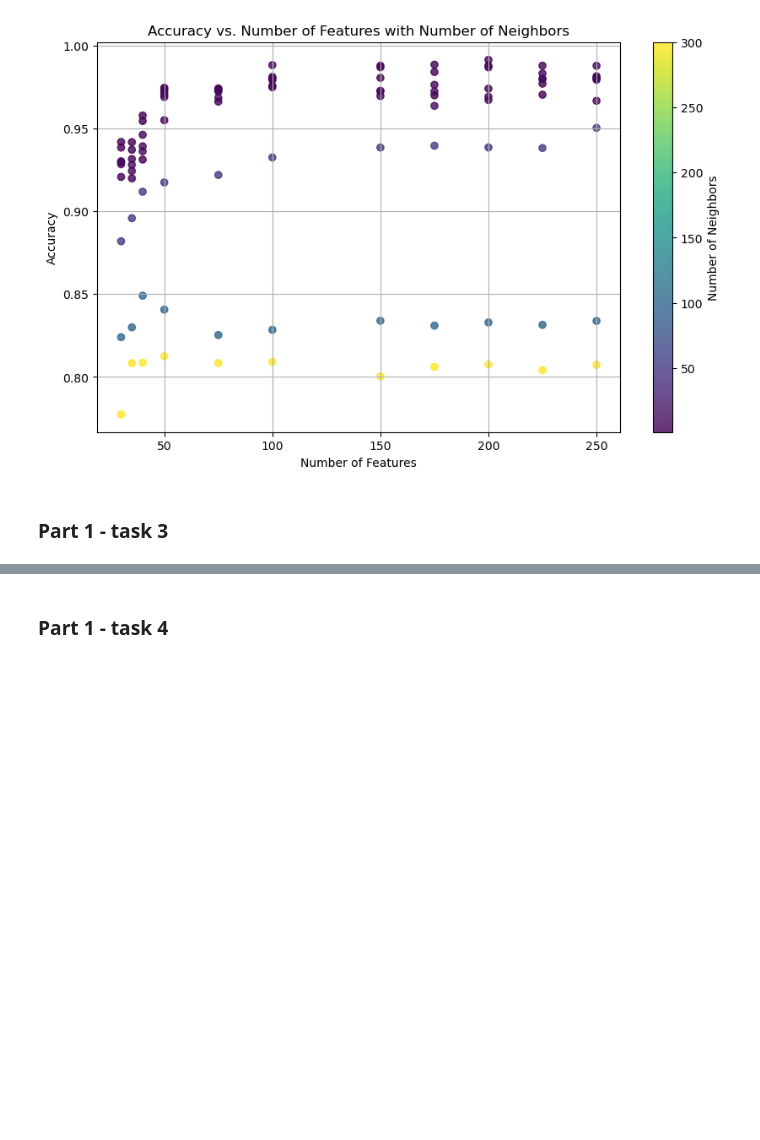
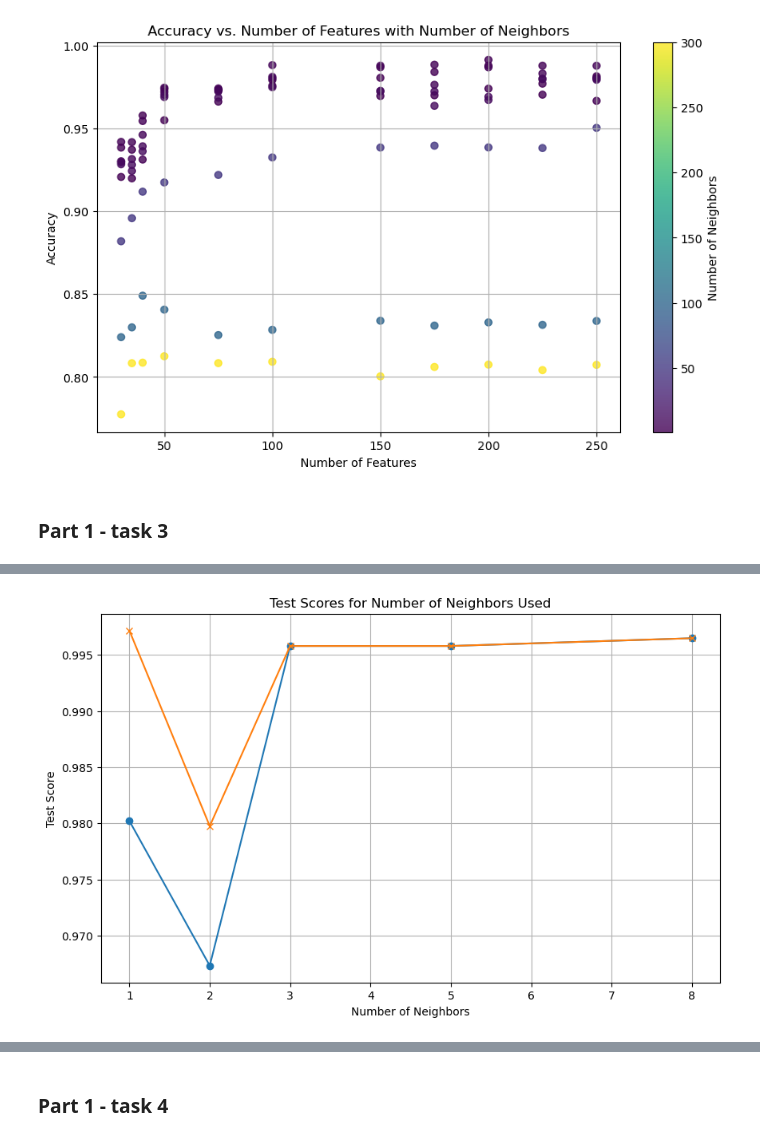
Before and after one commit to lucamodica/statistical-learning-for-big-data, a Jupyter notebook: Project1/test.ipynb, the cells around one changed output, grey strips where cells are left out. Cells and saved outputs as stored; diff of their text form; code cells hidden in the pictures; blank space fills up the shorter version.

```diff
--- a/Project1/test.ipynb
+++ b/Project1/test.ipynb
@@ -320,0 +397,13 @@ plot_accuracy_vs_nr_features_2(grid_search_2_res)
+# %%
+# plot the test scores for number of neighbors used
+plt.figure(figsize=(10, 6))
+
+plt.plot(n_neighbors[:5], opt_test_scores_fixed_1[:5], marker='o')
+plt.plot(n_neighbors[:5], opt_test_scores_1[:5], marker='x')
+plt.xlabel('Number of Neighbors')
+plt.ylabel('Test Score')
+plt.title('Test Scores for Number of Neighbors Used')
+plt.grid(True)
+plt.show()
+# %% [output]
+[figure, added]
```
Also changed, not shown: parts of 22 cells of this notebook.
